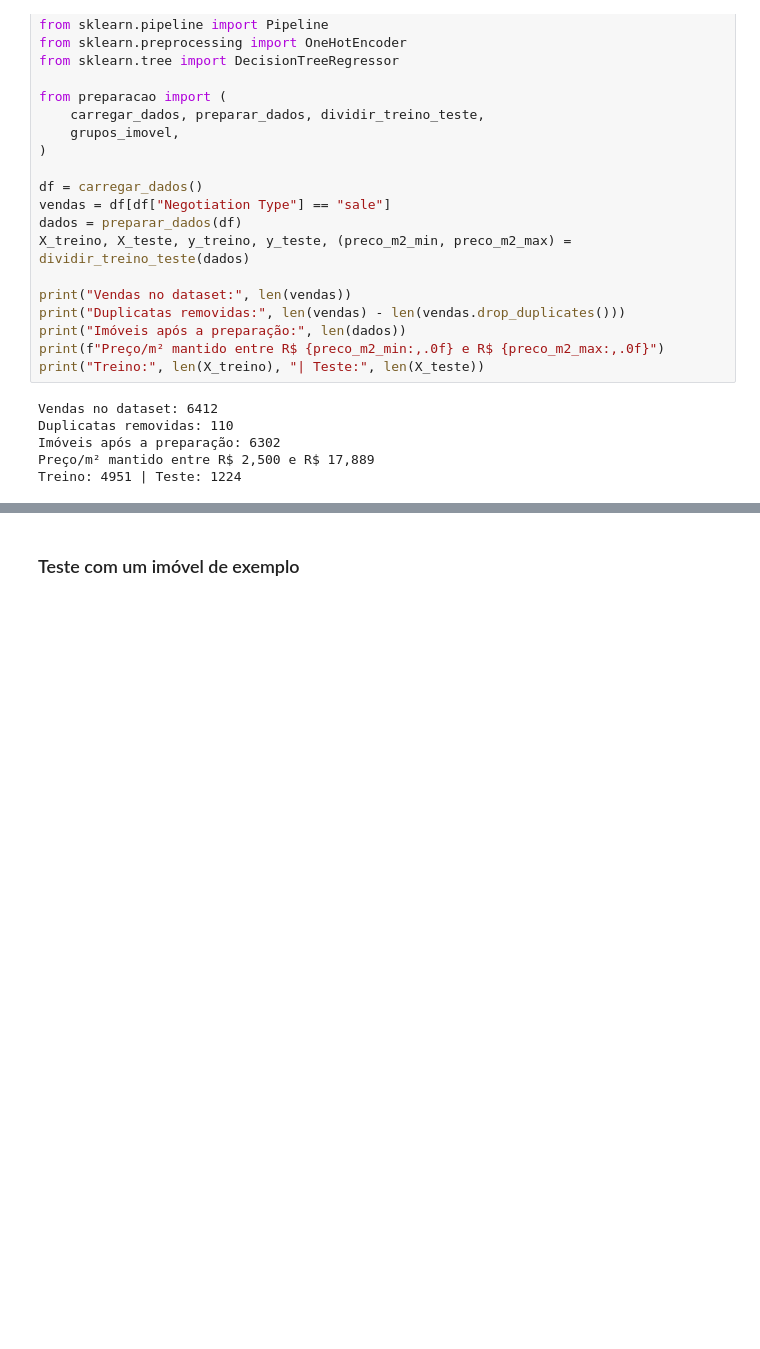
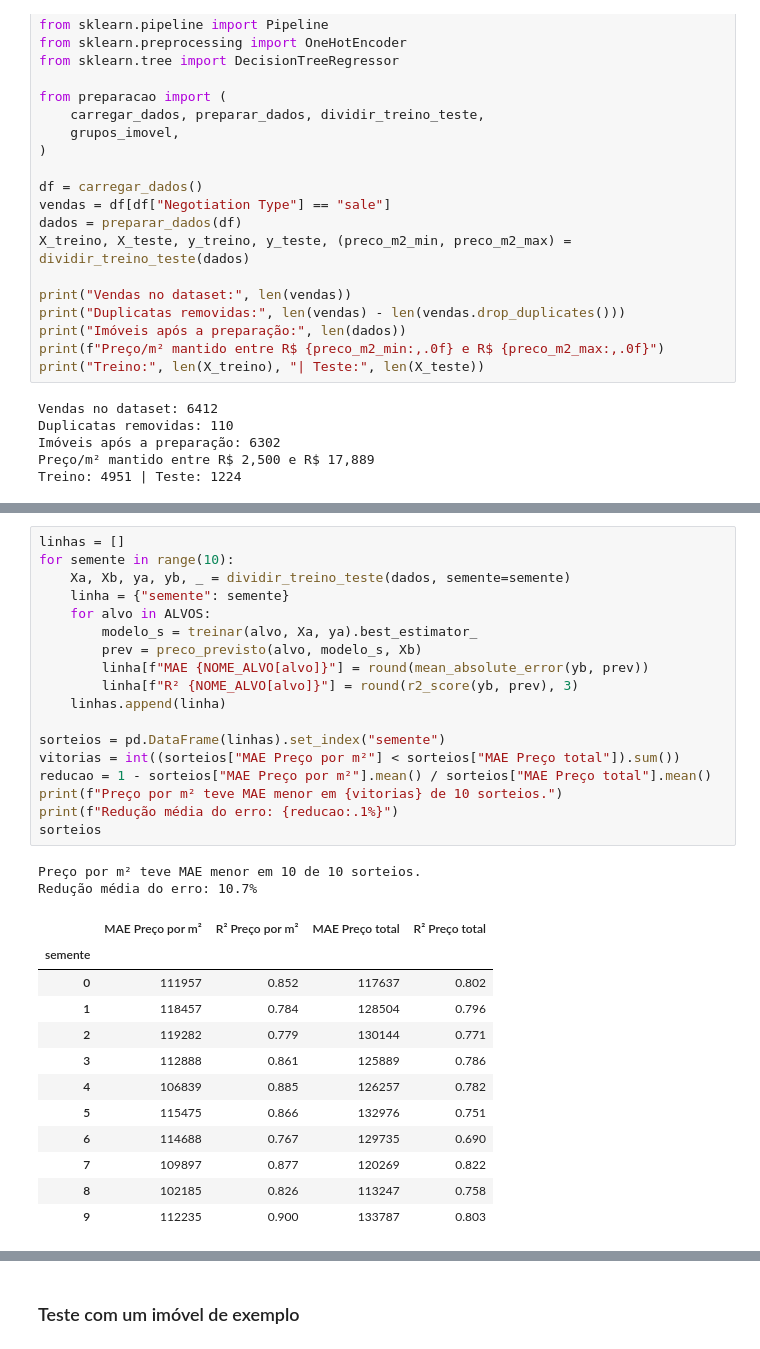
Before and after one commit to matheusmontev/previsao-preco-imoveis, a Jupyter notebook: treino_modelo.ipynb, the cells around one changed output, grey strips where cells are left out. Cells and saved outputs as stored; diff of their text form; blank space fills up the shorter version.

```diff
--- a/treino_modelo.ipynb
+++ b/treino_modelo.ipynb
@@ -174,0 +230,33 @@ pd.DataFrame({
+# %%
+linhas = []
+for semente in range(10):
+    Xa, Xb, ya, yb, _ = dividir_treino_teste(dados, semente=semente)
+    linha = {"semente": semente}
+    for alvo in ALVOS:
+        modelo_s = treinar(alvo, Xa, ya).best_estimator_
+        prev = preco_previsto(alvo, modelo_s, Xb)
+        linha[f"MAE {NOME_ALVO[alvo]}"] = round(mean_absolute_error(yb, prev))
+        linha[f"R² {NOME_ALVO[alvo]}"] = round(r2_score(yb, prev), 3)
+    linhas.append(linha)
+
+sorteios = pd.DataFrame(linhas).set_index("semente")
+vitorias = int((sorteios["MAE Preço por m²"] < sorteios["MAE Preço total"]).sum())
+reducao = 1 - sorteios["MAE Preço por m²"].mean() / sorteios["MAE Preço total"].mean()
+print(f"Preço por m² teve MAE menor em {vitorias} de 10 sorteios.")
+print(f"Redução média do erro: {reducao:.1%}")
+sorteios
+# %% [output]
+Preço por m² teve MAE menor em 10 de 10 sorteios.
+Redução média do erro: 10.7%
+|  | MAE Preço por m² | R² Preço por m² | MAE Preço total | R² Preço total |
+| semente |  |  |  |  |
+| 0 | 111957 | 0.852 | 117637 | 0.802 |
+| 1 | 118457 | 0.784 | 128504 | 0.796 |
+| 2 | 119282 | 0.779 | 130144 | 0.771 |
+| 3 | 112888 | 0.861 | 125889 | 0.786 |
+| 4 | 106839 | 0.885 | 126257 | 0.782 |
+| 5 | 115475 | 0.866 | 132976 | 0.751 |
+| 6 | 114688 | 0.767 | 129735 | 0.690 |
+| 7 | 109897 | 0.877 | 120269 | 0.822 |
+| 8 | 102185 | 0.826 | 113247 | 0.758 |
+| 9 | 112235 | 0.900 | 133787 | 0.803 |
```
Also changed, not shown: parts of 21 cells of this notebook, 3 other files.
